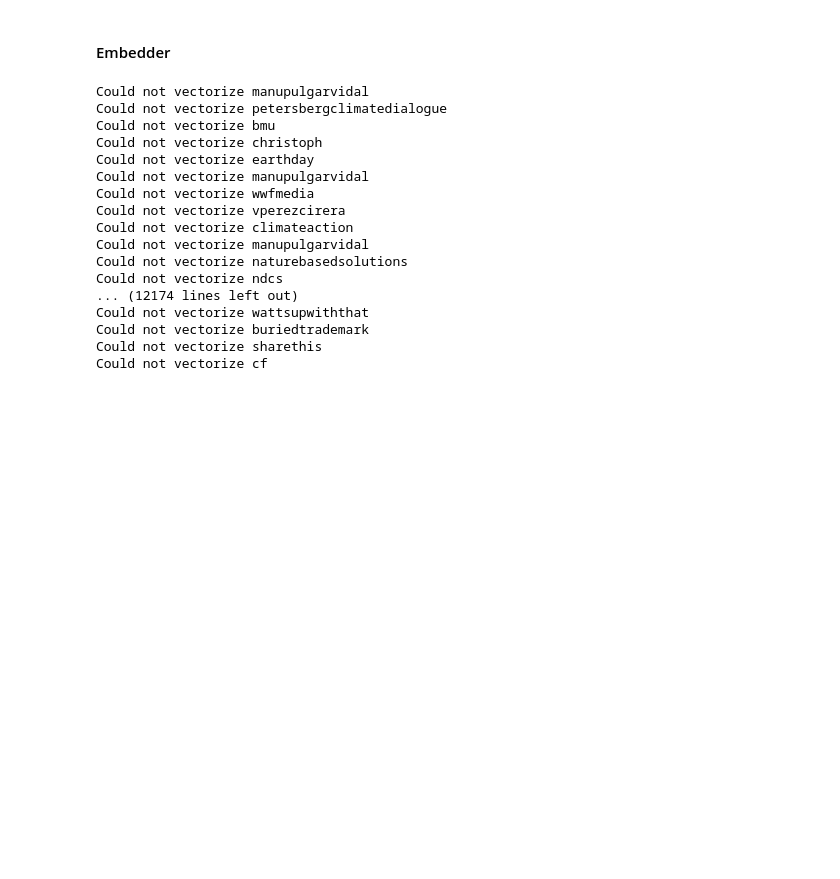
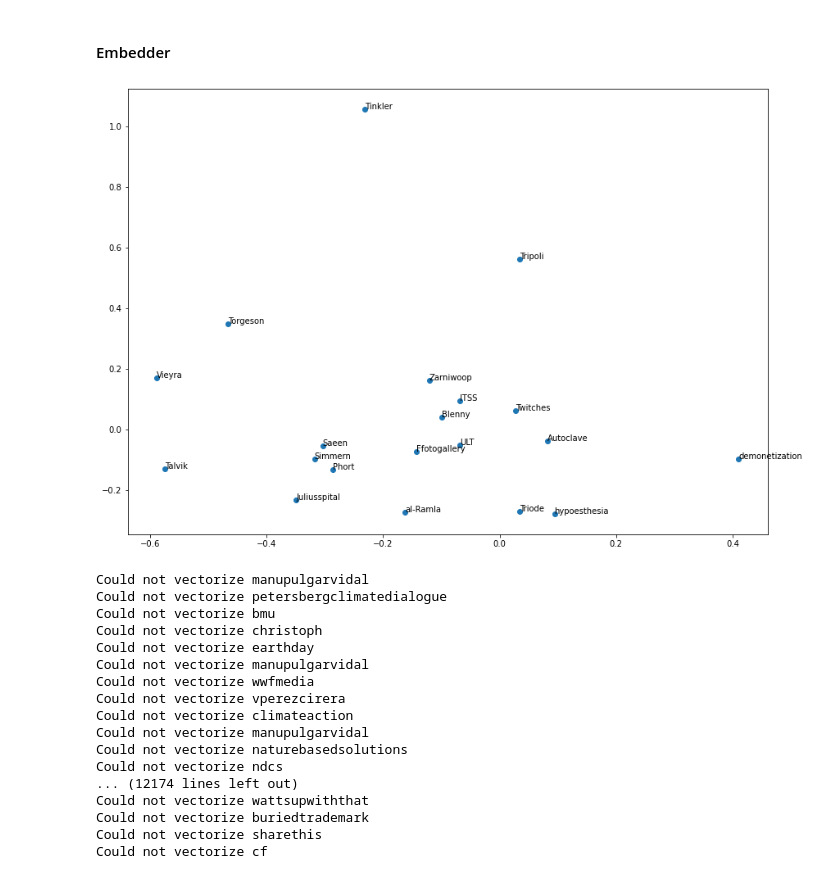
Before and after one commit to JasonTarzan/StatLearnProj, a Jupyter notebook: Iason/FastText_Pretrained_Embeddings.ipynb, the cells around one changed output. Saved outputs shown, nothing was run; the diff lists cells and outputs as text; code cells hidden in the pictures; blank space fills up the shorter version.

```diff
--- a/Iason/FastText_Pretrained_Embeddings.ipynb
+++ b/Iason/FastText_Pretrained_Embeddings.ipynb
@@ -58,6 +55,25 @@ model_emb = KeyedVectors.load_word2vec_format(model, binary=False)
 
 # import gensim.downloader as api
 # model_emb = api.load(model)
+# %%
+plt.figure(figsize=(14, 10))
+
+res = random.sample(range(1, len(model_emb.vocab)), 20)
+
+vocab = model_emb[model_emb.vocab]
+pca = PCA(n_components=2)
+pca_results = pca.fit_transform(vocab)
+
+plt.scatter(pca_results[res, 0], pca_results[res, 1])
+
+words = list(model_emb.vocab)
+
+for i, word in enumerate(words):
+    if i in res:
+        plt.annotate(word[:], xy=(pca_results[i, 0], pca_results[i, 1]))
+plt.show()
+# %% [output]
+[figure, added]
 # %%
 def Word2VectorizeTweet(tweet):
     tweet_vector = np.zeros(shape=(300,), dtype="float32")
```
Also changed, not shown: parts of 7 cells of this notebook, 2 other files.
